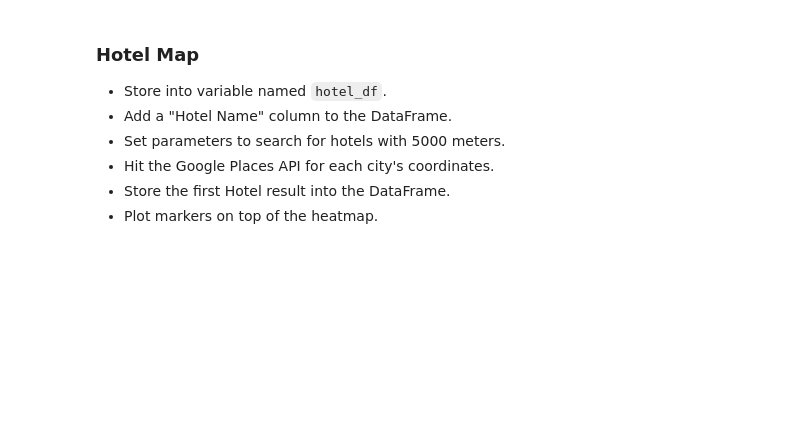
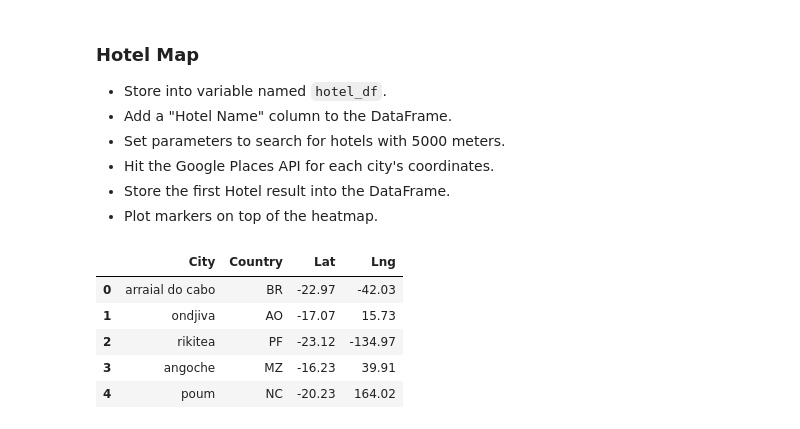
Before and after one commit to benwbarr/Python-API, a Jupyter notebook: VacationPy/VacationPy.ipynb, the cells around one changed output. Saved outputs shown, nothing was run; the diff lists cells and outputs as text; code cells hidden in the pictures; blank space fills up the shorter version.

```diff
--- a/VacationPy/VacationPy.ipynb
+++ b/VacationPy/VacationPy.ipynb
@@ -84,3 +105,16 @@ max_temp.head()
 * Hit the Google Places API for each city's coordinates.
 * Store the first Hotel result into the DataFrame.
 * Plot markers on top of the heatmap.
+# %%
+info = pd.DataFrame({'City':indexed_ideal_conditions['City'],
+                           'Country':indexed_ideal_conditions['Country'],
+                           'Lat': indexed_ideal_conditions['Lat'],
+                           'Lng': indexed_ideal_conditions['Lng']})
+info.head()
+# %% [output]
+|  | City | Country | Lat | Lng |
+| 0 | arraial do cabo | BR | -22.97 | -42.03 |
+| 1 | ondjiva | AO | -17.07 | 15.73 |
+| 2 | rikitea | PF | -23.12 | -134.97 |
+| 3 | angoche | MZ | -16.23 | 39.91 |
+| 4 | poum | NC | -20.23 | 164.02 |
```
Also changed, not shown: parts of 8 cells of this notebook, 1 other file.
